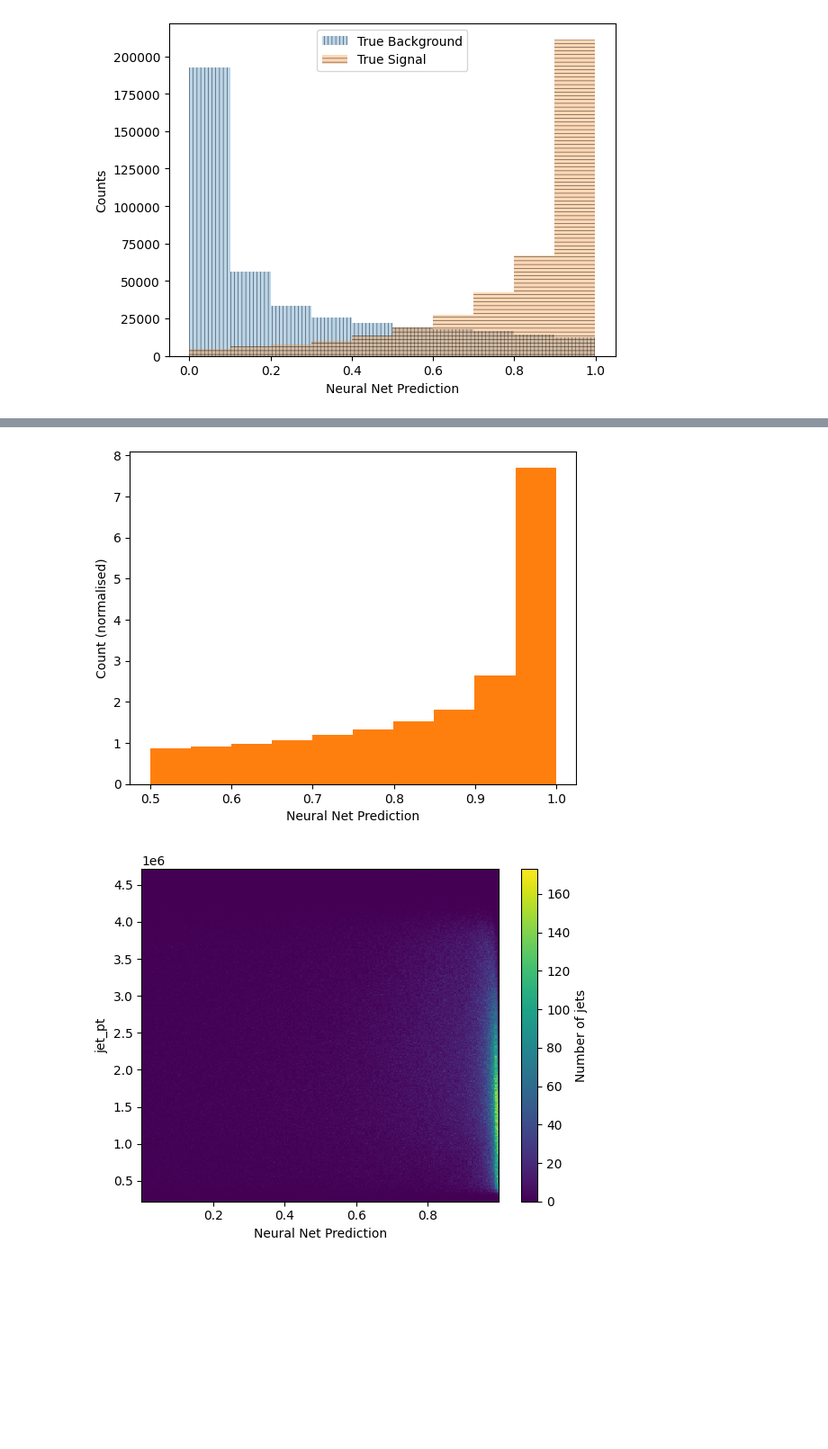
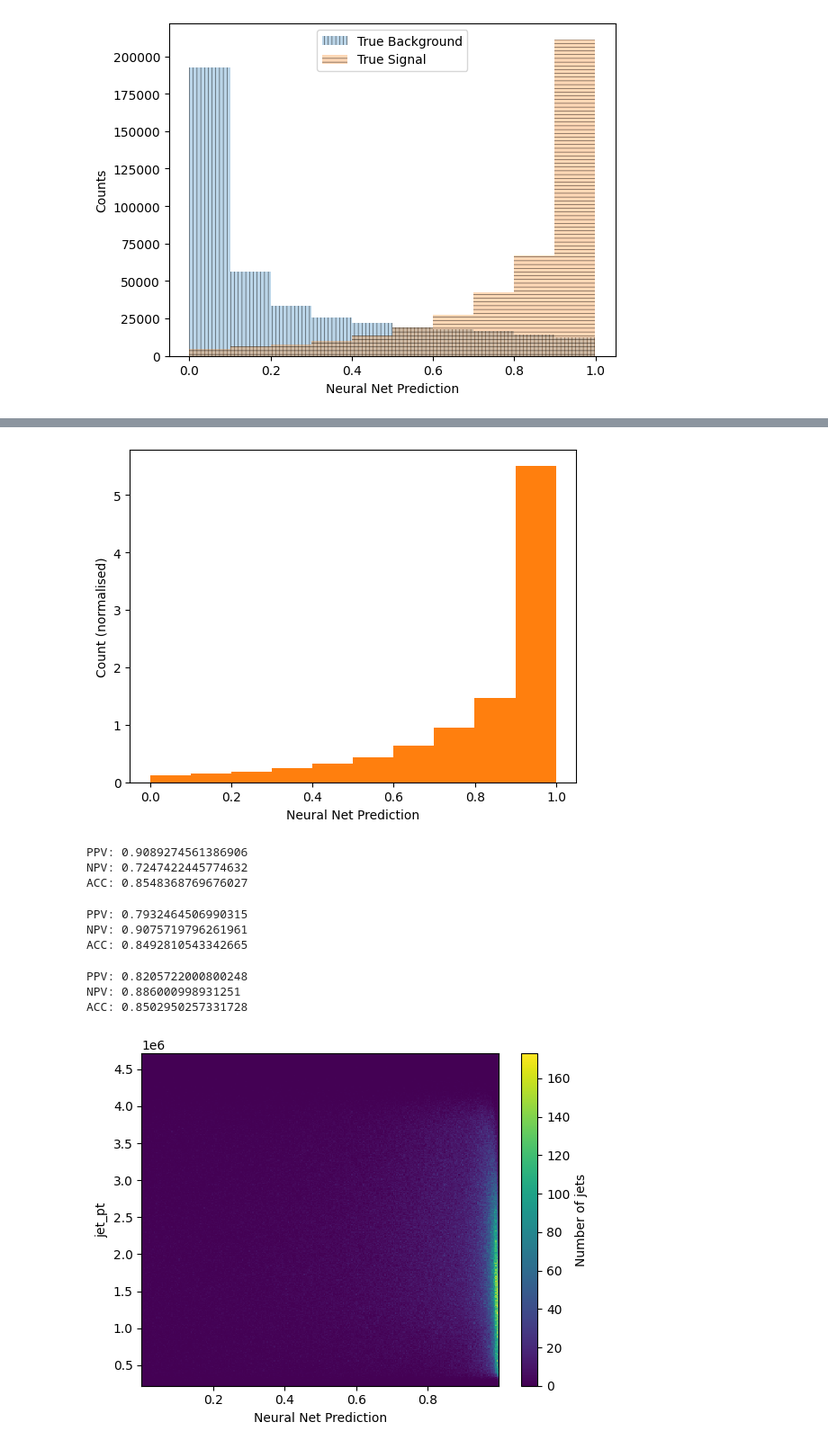
Before and after one commit to mkidson/Uni-Code, a Jupyter notebook: Honours/DS/Top_Tagging/topTaggingStats.ipynb, the cells around one changed output, grey strips where cells are left out. Shown at 90% size. Cells and saved outputs as stored; diff of their text form; code cells hidden in the pictures; blank space fills up the shorter version.

```diff
--- a/Honours/DS/Top_Tagging/topTaggingStats.ipynb
+++ b/Honours/DS/Top_Tagging/topTaggingStats.ipynb
@@ -148,12 +145,42 @@ plt.show()
 # %%
 plt.figure()
-plt.hist(data_test_new.loc[(data_test_new['binary_predictions'] == 1) & (data_test_new['jet_pt'] <= pt_midpoint), 'predictions'], density=True, color='C1')
+plt.hist(data_test_new.loc[(data_test_new['labels'] == 1) & (data_test_new['jet_pt'] <= pt_midpoint), 'predictions'], density=True, color='C1')
 plt.xlabel('Neural Net Prediction')
 plt.ylabel('Count (normalised)')
 plt.savefig('Report/Plots/sig_low_pt.pdf')
 plt.show()
 # %% [output]
-[figure, old version]
+[figure, new version]
+# %%
+conf_matrix_2 = metrics.confusion_matrix(data_test_new.loc[(data_test_new['jet_pt'] > pt_midpoint), 'labels'], data_test_new.loc[(data_test_new['jet_pt'] > pt_midpoint), 'binary_predictions'], labels=[1,0])
+PPV_high = conf_matrix_2[0,0]/(conf_matrix_2[0,0]+conf_matrix_2[1,0])
+NPV_high = conf_matrix_2[1,1]/(conf_matrix_2[1,1]+conf_matrix_2[0,1])
+ACC_high = (conf_matrix_2[0,0] + conf_matrix_2[1,1]) / (conf_matrix_2[0,0]+conf_matrix_2[0,1]+conf_matrix_2[1,0]+conf_matrix_2[1,1])
+print(f'PPV: {PPV_high}\nNPV: {NPV_high}\nACC: {ACC_high}')
+# %% [output]
+PPV: 0.9089274561386906
+NPV: 0.7247422445774632
+ACC: 0.8548368769676027
+# %%
+conf_matrix_3 = metrics.confusion_matrix(data_test_new.loc[(data_test_new['jet_pt'] <= pt_midpoint), 'labels'], data_test_new.loc[(data_test_new['jet_pt'] <= pt_midpoint), 'binary_predictions'], labels=[1,0])
+PPV_low = conf_matrix_3[0,0]/(conf_matrix_3[0,0]+conf_matrix_3[1,0])
+NPV_low = conf_matrix_3[1,1]/(conf_matrix_3[1,1]+conf_matrix_3[0,1])
+ACC_low = (conf_matrix_3[0,0] + conf_matrix_3[1,1]) / (conf_matrix_3[0,0]+conf_matrix_3[0,1]+conf_matrix_3[1,0]+conf_matrix_3[1,1])
+print(f'PPV: {PPV_low}\nNPV: {NPV_low}\nACC: {ACC_low}')
+# %% [output]
+PPV: 0.7932464506990315
+NPV: 0.9075719796261961
+ACC: 0.8492810543342665
+# %%
+# conf_matrix_2 = metrics.confusion_matrix(data_test_new.loc[(data_test_new['jet_pt'] <= pt_midpoint), 'labels'], data_test_new.loc[(data_test_new['jet_pt'] <= pt_midpoint), 'binary_predictions'], labels=[1,0])
+PPV = conf_matrix[0,0]/(conf_matrix[0,0]+conf_matrix[1,0])
+NPV = conf_matrix[1,1]/(conf_matrix[1,1]+conf_matrix[0,1])
+ACC = (conf_matrix[0,0] + conf_matrix[1,1]) / (conf_matrix[0,0]+conf_matrix[0,1]+conf_matrix[1,0]+conf_matrix[1,1])
+print(f'PPV: {PPV}\nNPV: {NPV}\nACC: {ACC}')
+# %% [output]
+PPV: 0.8205722000800248
+NPV: 0.886000998931251
+ACC: 0.8502950257331728
 # %%
 plt.figure()
 plt.xlabel('Neural Net Prediction')
```
Also changed, not shown: parts of 8 cells of this notebook, 13 other files.
